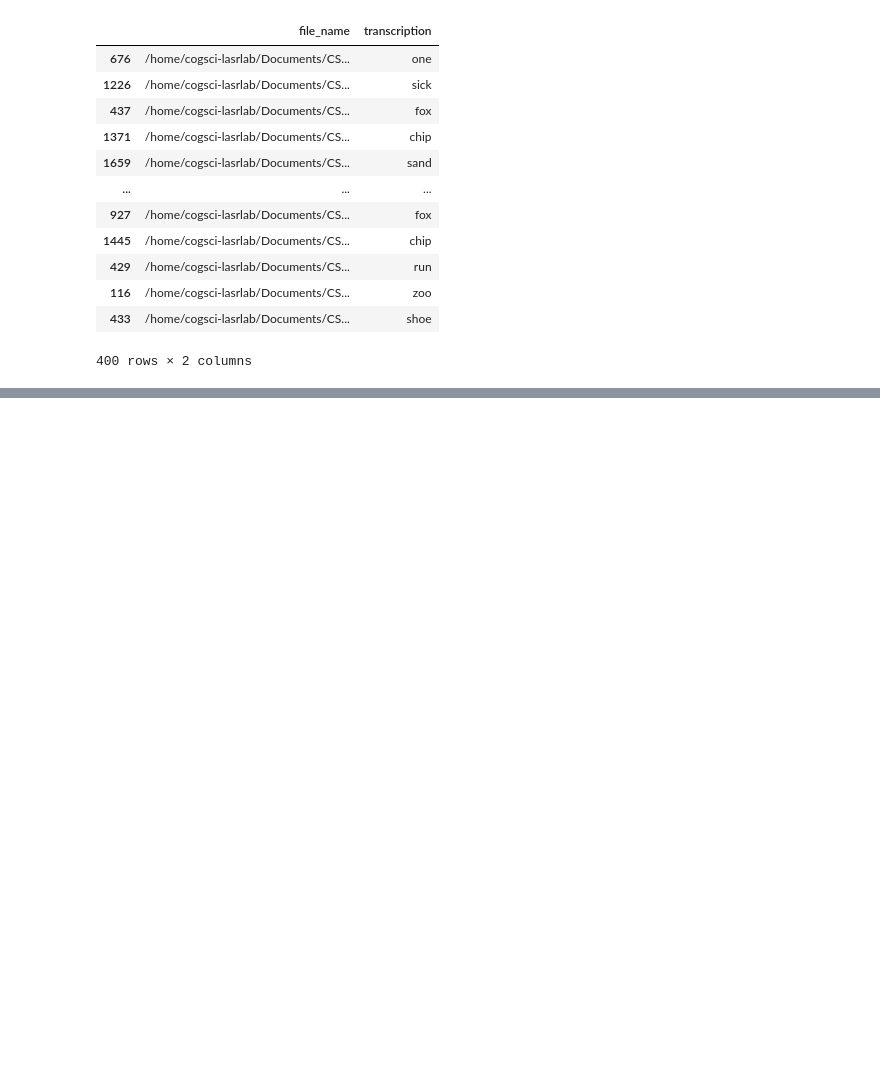
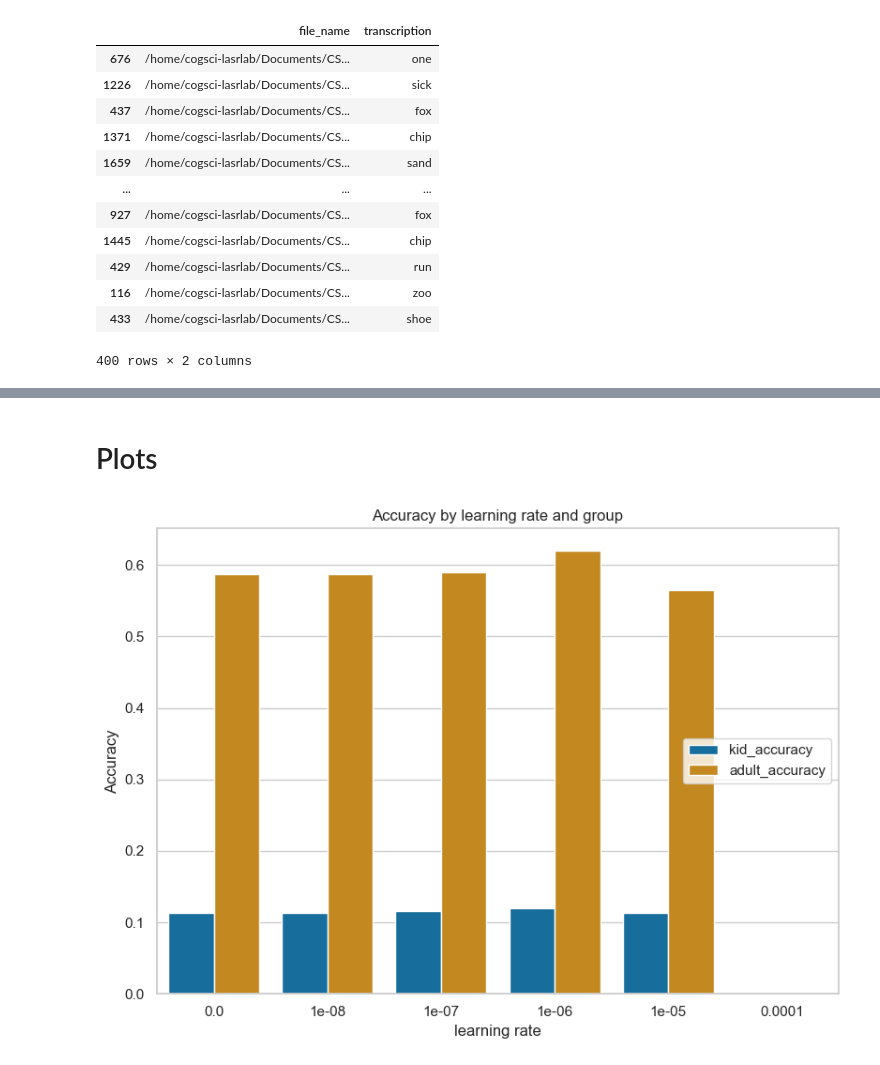
Before and after one commit to rdestaci/ASR_ChildSpeechAdapation, a Jupyter notebook: evaluation.ipynb, the cells around one changed output, grey strips where cells are left out. Cells and saved outputs as stored; diff of their text form; code cells hidden in the pictures; blank space fills up the shorter version.

```diff
--- a/evaluation.ipynb
+++ b/evaluation.ipynb
@@ -71,3 +162,11 @@ def transcribe_dataset(df, models):
 # %%
-kids_df = pd.read_csv("./eval.csv")
+kids_df = pd.read_csv("./kids_eval.csv")
 adults_df = pd.read_csv("./adults_eval.csv")
+models = {
+    "0" : "facebook/wav2vec2-base-960h",
+    "1e8" : "./w2v2960h_lr1e8",
+    "1e7" : './w2v2960h_lr1e7',
+    "1e6" : './w2v2960h_lr1e6',
+    "1e5" : './w2v2960h_lr1e5',
+    "1e4" : './w2v2960h_lr1e4'
+}
@@ -135,3 +184,8 @@ KeyError: 'key of type tuple not found and not a MultiIndex'
+# %%
+columns = ['0_pred', '1e8_pred', '1e7_pred', '1e6_pred', '1e5_pred', '1e4_pred']
+rates = [0, 1e-8, 1e-7, 1e-6, 1e-5, 1e-4]  # match order
+
+accuracy_df = make_accuracy_df(kids_df, adults_df, columns, rates)
 # %%
 # dir = "/home/cogsci-lasrlab/Documents/CSS_Capstone/researcher"
 
@@ -173,0 +268,2 @@ KeyError: 'key of type tuple not found and not a MultiIndex'
+# %% [markdown]
+# Plots
@@ -173,0 +273,15 @@ KeyError: 'key of type tuple not found and not a MultiIndex'
+# %%
+sns.set_theme(style="whitegrid", palette="colorblind")
+# %%
+# changing learning rate by an order of magnitude (decrease learning rate logarithmically)
+plt.figure(figsize=(10, 6))
+sns.barplot(accuracy_df, x = 'learning_rate', y= 'accuracy', hue='group')
+plt.title("Accuracy by learning rate and group")
+plt.xlabel('learning rate')
+plt.ylabel("Accuracy")
+plt.legend(loc='center right', bbox_to_anchor=(1, 0.5))
+plt.tight_layout()
+plt.subplots_adjust(right=0.8)  # shift plot to the left to make space
+plt.show()
+# %% [output]
+[figure, added]
```
Also changed, not shown: parts of 13 cells of this notebook, 1 other file.
